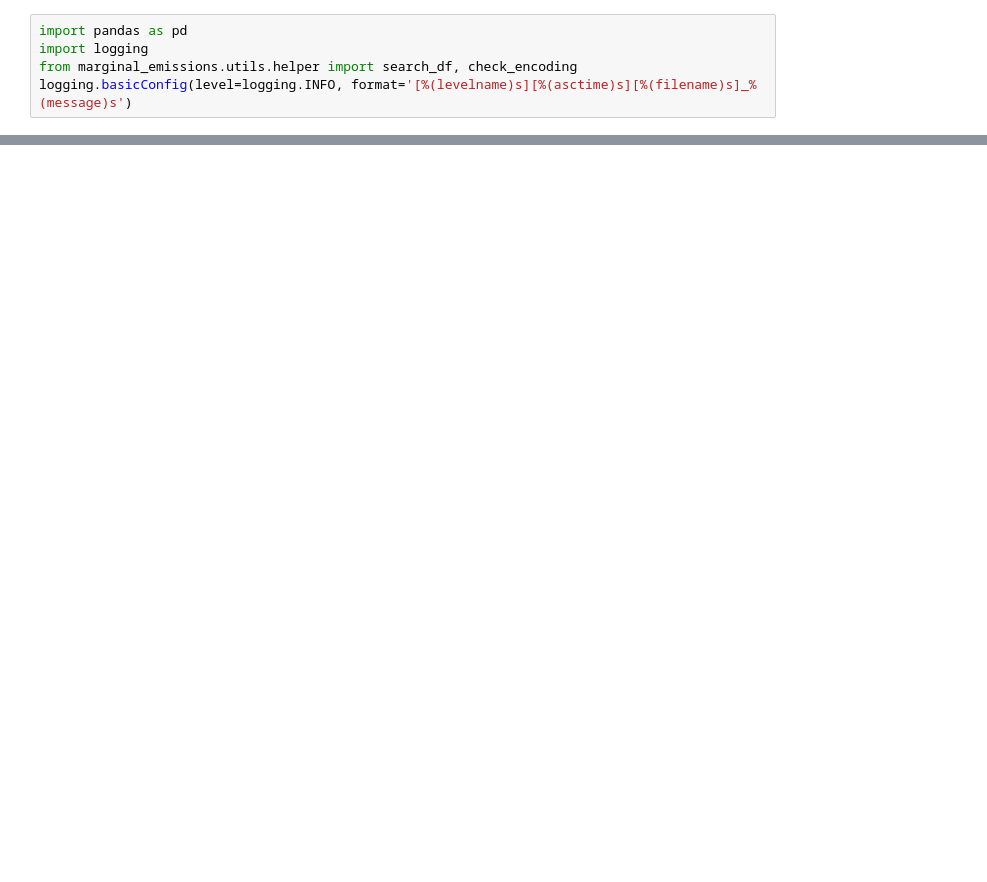
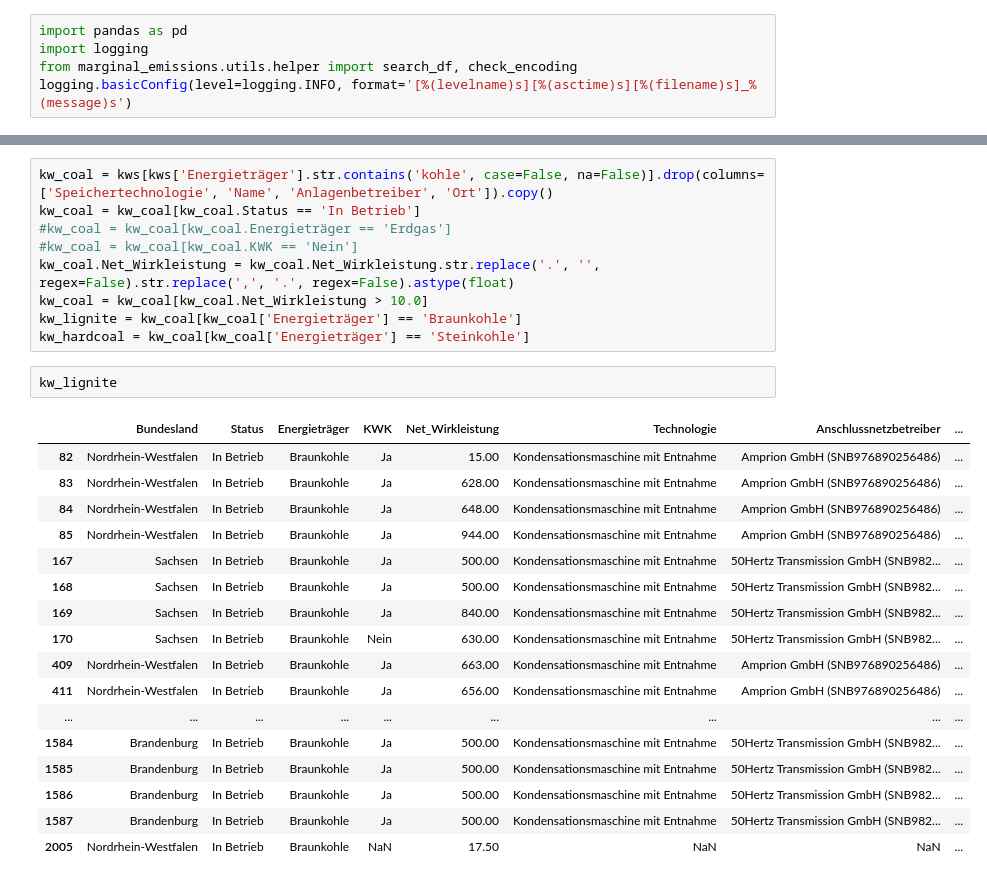
Before and after one commit to AK960/marginal-emissions-germany, a Jupyter notebook: notebooks/data_inspections.ipynb, the cells around one changed output, grey strips where cells are left out. Saved outputs shown, nothing was run; the diff lists cells and outputs as text; blank space fills up the shorter version.

```diff
--- a/notebooks/data_inspections.ipynb
+++ b/notebooks/data_inspections.ipynb
@@ -101,0 +96,29 @@ Fertig! Insgesamt 8 Dateien aktualisiert.
+# %%
+kw_coal = kws[kws['Energieträger'].str.contains('kohle', case=False, na=False)].drop(columns=['Speichertechnologie', 'Name', 'Anlagenbetreiber', 'Ort']).copy()
+kw_coal = kw_coal[kw_coal.Status == 'In Betrieb']
+#kw_coal = kw_coal[kw_coal.Energieträger == 'Erdgas']
+#kw_coal = kw_coal[kw_coal.KWK == 'Nein']
+kw_coal.Net_Wirkleistung = kw_coal.Net_Wirkleistung.str.replace('.', '', regex=False).str.replace(',', '.', regex=False).astype(float)
+kw_coal = kw_coal[kw_coal.Net_Wirkleistung > 10.0]
+kw_lignite = kw_coal[kw_coal['Energieträger'] == 'Braunkohle']
+kw_hardcoal = kw_coal[kw_coal['Energieträger'] == 'Steinkohle']
+# %%
+kw_lignite
+# %% [output]
+|  | Bundesland | Status | Energieträger | KWK | Net_Wirkleistung | Technologie | Anschlussnetzbetreiber | ... |
+| 82 | Nordrhein-Westfalen | In Betrieb | Braunkohle | Ja | 15.00 | Kondensationsmaschine mit Entnahme | Amprion GmbH (SNB976890256486) | ... |
+| 83 | Nordrhein-Westfalen | In Betrieb | Braunkohle | Ja | 628.00 | Kondensationsmaschine mit Entnahme | Amprion GmbH (SNB976890256486) | ... |
+| 84 | Nordrhein-Westfalen | In Betrieb | Braunkohle | Ja | 648.00 | Kondensationsmaschine mit Entnahme | Amprion GmbH (SNB976890256486) | ... |
+| 85 | Nordrhein-Westfalen | In Betrieb | Braunkohle | Ja | 944.00 | Kondensationsmaschine mit Entnahme | Amprion GmbH (SNB976890256486) | ... |
+| 167 | Sachsen | In Betrieb | Braunkohle | Ja | 500.00 | Kondensationsmaschine mit Entnahme | 50Hertz Transmission GmbH (SNB982... | ... |
+| 168 | Sachsen | In Betrieb | Braunkohle | Ja | 500.00 | Kondensationsmaschine mit Entnahme | 50Hertz Transmission GmbH (SNB982... | ... |
+| 169 | Sachsen | In Betrieb | Braunkohle | Ja | 840.00 | Kondensationsmaschine mit Entnahme | 50Hertz Transmission GmbH (SNB982... | ... |
+| 170 | Sachsen | In Betrieb | Braunkohle | Nein | 630.00 | Kondensationsmaschine mit Entnahme | 50Hertz Transmission GmbH (SNB982... | ... |
+| 409 | Nordrhein-Westfalen | In Betrieb | Braunkohle | Ja | 663.00 | Kondensationsmaschine mit Entnahme | Amprion GmbH (SNB976890256486) | ... |
+| 411 | Nordrhein-Westfalen | In Betrieb | Braunkohle | Ja | 656.00 | Kondensationsmaschine mit Entnahme | Amprion GmbH (SNB976890256486) | ... |
+| ... | ... | ... | ... | ... | ... | ... | ... | ... |
+| 1584 | Brandenburg | In Betrieb | Braunkohle | Ja | 500.00 | Kondensationsmaschine mit Entnahme | 50Hertz Transmission GmbH (SNB982... | ... |
+| 1585 | Brandenburg | In Betrieb | Braunkohle | Ja | 500.00 | Kondensationsmaschine mit Entnahme | 50Hertz Transmission GmbH (SNB982... | ... |
+| 1586 | Brandenburg | In Betrieb | Braunkohle | Ja | 500.00 | Kondensationsmaschine mit Entnahme | 50Hertz Transmission GmbH (SNB982... | ... |
+| 1587 | Brandenburg | In Betrieb | Braunkohle | Ja | 500.00 | Kondensationsmaschine mit Entnahme | 50Hertz Transmission GmbH (SNB982... | ... |
+| 2005 | Nordrhein-Westfalen | In Betrieb | Braunkohle | NaN | 17.50 | NaN | NaN | ... |
```
Also changed, not shown: parts of 10 cells of this notebook, 1 other file.
